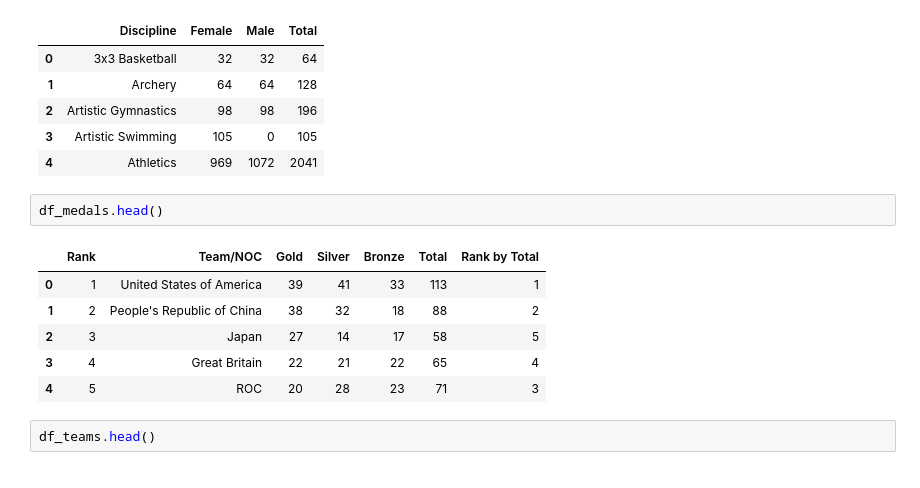
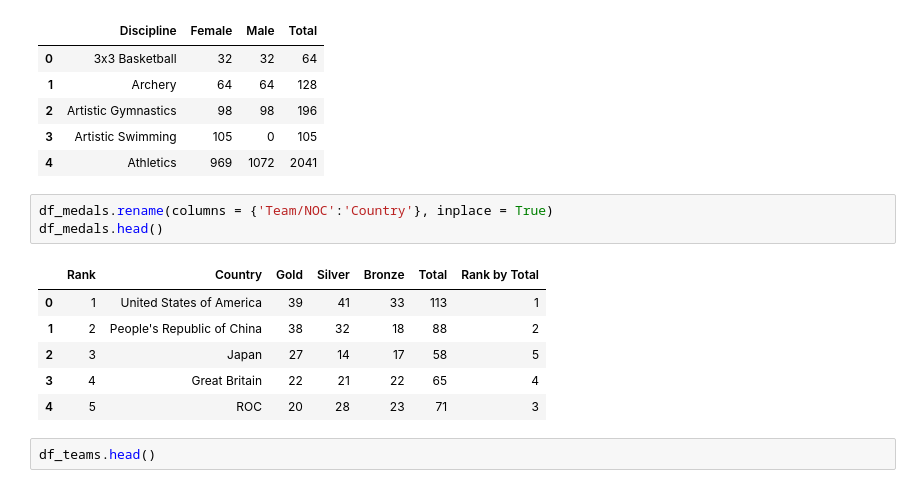
Before and after one commit to tejasrajanna/PredictThis_Olympics, a Jupyter notebook: Assignment1.ipynb, the cells around one changed output. Cells and saved outputs as stored; diff of their text form.

```diff
--- a/Assignment1.ipynb
+++ b/Assignment1.ipynb
@@ -56,15 +56,16 @@ df_gender.head()
 | 2 | Artistic Gymnastics | 98 | 98 | 196 |
 | 3 | Artistic Swimming | 105 | 0 | 105 |
 | 4 | Athletics | 969 | 1072 | 2041 |
-# %%
-df_medals.head()
-# %% [output]
-|  | Rank | Team/NOC | Gold | Silver | Bronze | Total | Rank by Total |
-| 0 | 1 | United States of America | 39 | 41 | 33 | 113 | 1 |
-| 1 | 2 | People's Republic of China | 38 | 32 | 18 | 88 | 2 |
-| 2 | 3 | Japan | 27 | 14 | 17 | 58 | 5 |
-| 3 | 4 | Great Britain | 22 | 21 | 22 | 65 | 4 |
-| 4 | 5 | ROC | 20 | 28 | 23 | 71 | 3 |
+# %%
+df_medals.rename(columns = {'Team/NOC':'Country'}, inplace = True)
+df_medals.head()
+# %% [output]
+|  | Rank | Country | Gold | Silver | Bronze | Total | Rank by Total |
+| 0 | 1 | United States of America | 39 | 41 | 33 | 113 | 1 |
+| 1 | 2 | People's Republic of China | 38 | 32 | 18 | 88 | 2 |
+| 2 | 3 | Japan | 27 | 14 | 17 | 58 | 5 |
+| 3 | 4 | Great Britain | 22 | 21 | 22 | 65 | 4 |
+| 4 | 5 | ROC | 20 | 28 | 23 | 71 | 3 |
 # %%
 df_teams.head()
 # %% [output]
```
Also changed, not shown: parts of 24 cells of this notebook.
